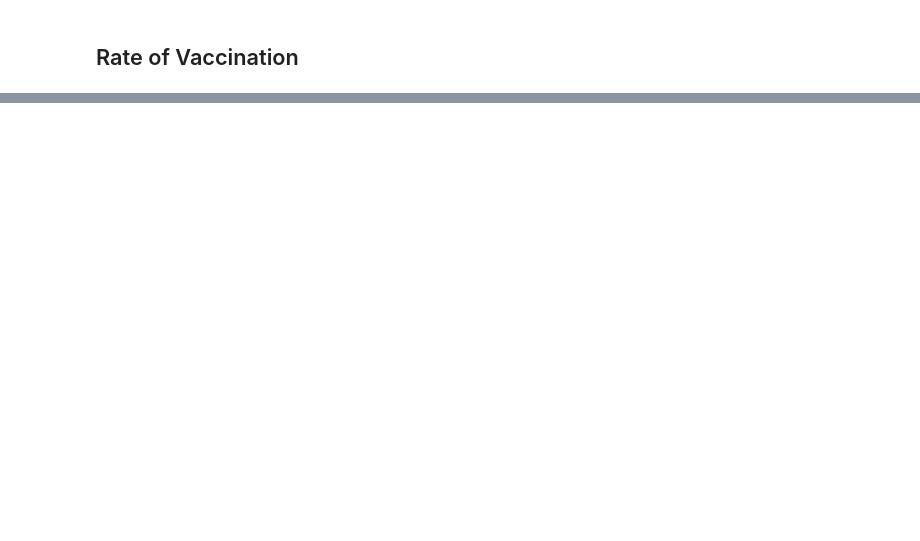
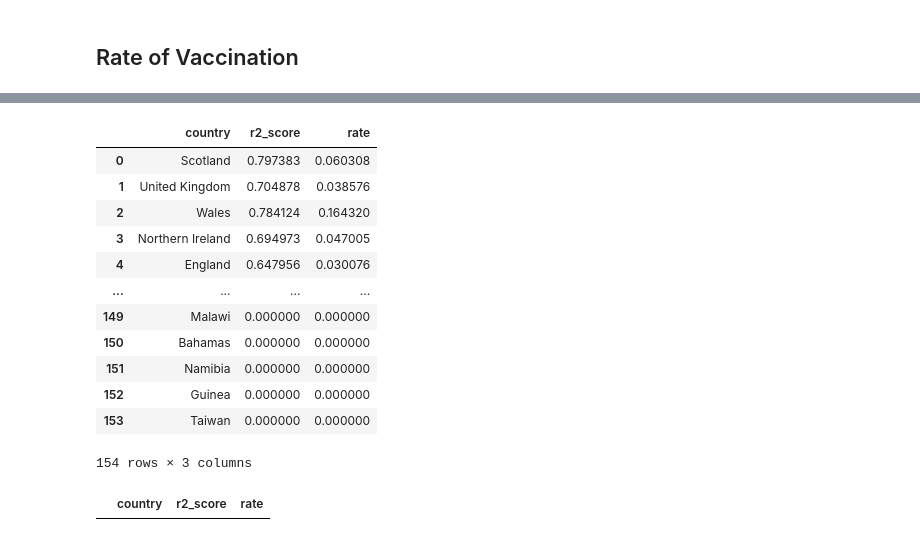
Before and after one commit to rebekahcallkacz/covid-vac-rollout, a Jupyter notebook: analysis/rollout_score.ipynb, the cells around one changed output, grey strips where cells are left out. Cells and saved outputs as stored; diff of their text form; code cells hidden in the pictures; blank space fills up the shorter version.

```diff
--- a/analysis/rollout_score.ipynb
+++ b/analysis/rollout_score.ipynb
@@ -63,0 +90,55 @@ df_vax_distr.sort_values(by='people_fully_vaccinated_per_hundred', ascending=Fal
+# %%
+# This function determines the linear regression coefficients for a given country in a dataframe
+# df = dataframe
+# country = desired country (string)
+# column_1 = column name (string) that will be the x axis
+# column_2 = column name (string) that will be the y axis
+
+def determine_slope(df, country, column_1, column_2):
+    # Filter DataFrame to desired country
+    df_f = df[[column_1, column_2]].loc[df['country']==country].dropna(subset=[column_2])
+    if len(df_f) > 1:
+        # Define x and y
+        x = df_f[column_1].values.reshape(-1,1)
+        y = df_f[column_2]
+
+        #Create linear regression object
+        regr = linear_model.LinearRegression()
+
+        # Train linear regression model
+        regr.fit(x, y)
+
+        # Make predictions
+        y_pred = regr.predict(x)
+
+        # Calculate coefficients
+        coefficients = {'country': country, 'r2_score': r2_score(y, y_pred), 'rate': regr.coef_[0]}
+
+
+    else:
+        coefficients = {'country': country, 'r2_score': 0, 'rate': 0}
+    return(coefficients)
+# %%
+countries = list(df_dates['country'].unique())
+all_coefs = [determine_slope(df_dates, country, 'days_from_start', 'people_fully_vaccinated_per_hundred') for country in countries]
+# %%
+df_coefs_fully = pd.DataFrame(all_coefs)
+df_coefs_fully
+# %% [output]
+|  | country | r2_score | rate |
+| 0 | Scotland | 0.797383 | 0.060308 |
+| 1 | United Kingdom | 0.704878 | 0.038576 |
+| 2 | Wales | 0.784124 | 0.164320 |
+| 3 | Northern Ireland | 0.694973 | 0.047005 |
+| 4 | England | 0.647956 | 0.030076 |
+| ... | ... | ... | ... |
+| 149 | Malawi | 0.000000 | 0.000000 |
+| 150 | Bahamas | 0.000000 | 0.000000 |
+| 151 | Namibia | 0.000000 | 0.000000 |
+| 152 | Guinea | 0.000000 | 0.000000 |
+| 153 | Taiwan | 0.000000 | 0.000000 |
+154 rows × 3 columns
+# %%
+df_coefs_fully.loc[(df_coefs['r2_score'] < .5) & (df_coefs['rate'] >0)]
+# %% [output]
+|  | country | r2_score | rate |
```
Also changed, not shown: parts of 9 cells of this notebook.
